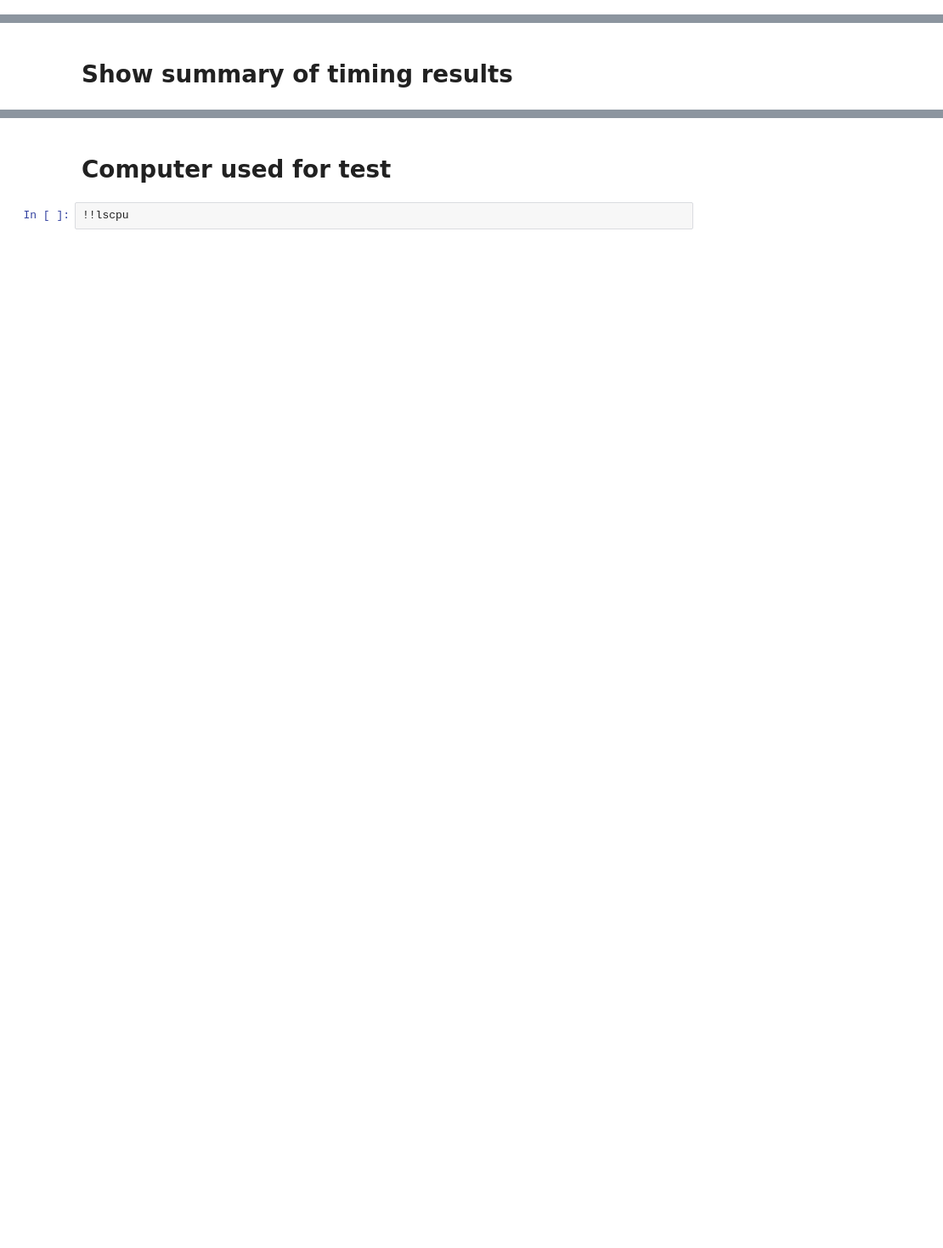
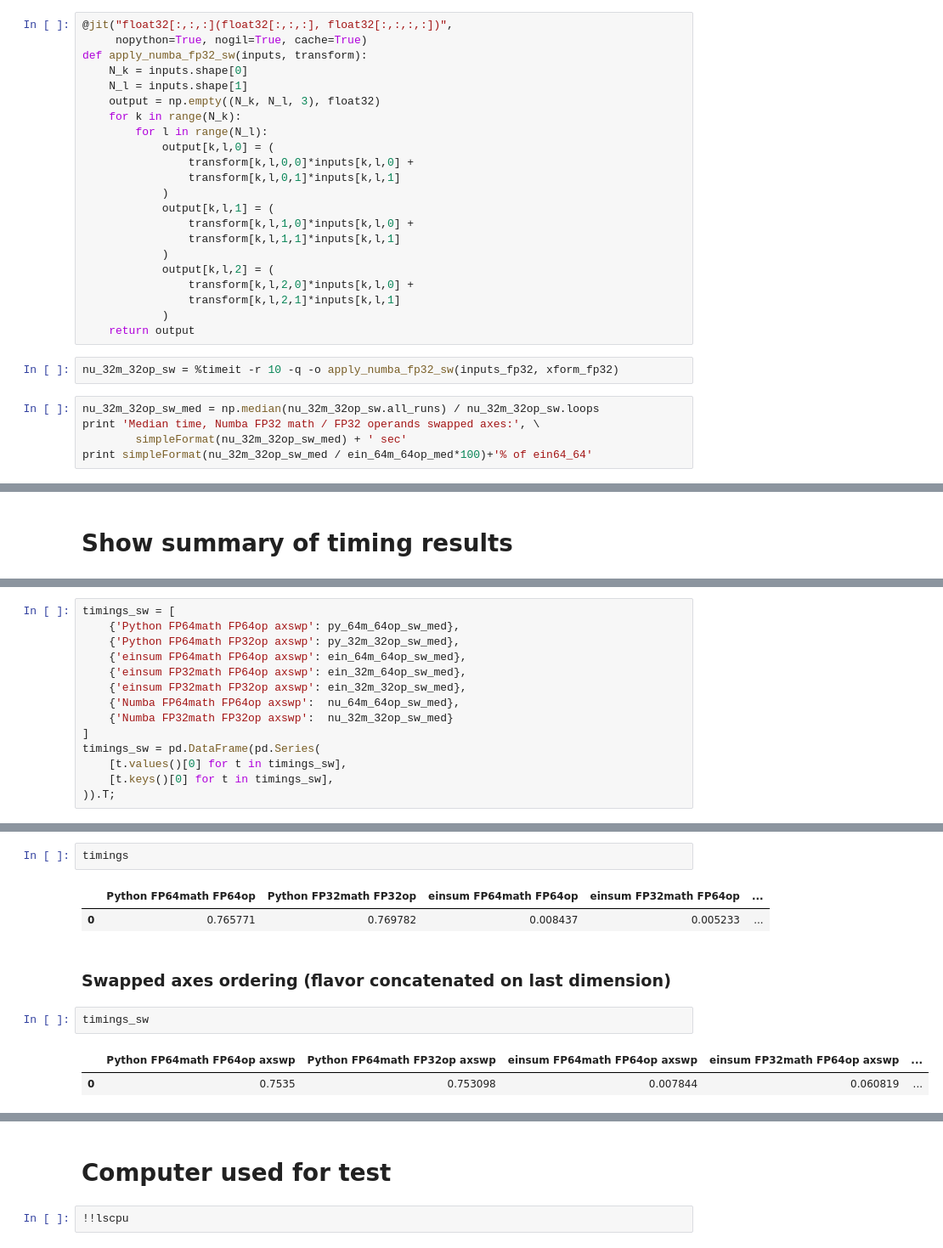
Before and after one commit to jllanfranchi/playground, a Jupyter notebook: test_tensor_operations/test_tensor_operations.ipynb, the cells around one changed output, grey strips where cells are left out. Shown at 85% size. Drawn from its saved outputs; the diff is of its cells as text; blank space fills up the shorter version.

```diff
--- a/test_tensor_operations/test_tensor_operations.ipynb
+++ b/test_tensor_operations/test_tensor_operations.ipynb
@@ -218,0 +488,29 @@ Median time, Numba FP32 math / FP32 operands: 2.161e-3 sec
+# %%
+@jit("float32[:,:,:](float32[:,:,:], float32[:,:,:,:])",
+     nopython=True, nogil=True, cache=True)
+def apply_numba_fp32_sw(inputs, transform):
+    N_k = inputs.shape[0]
+    N_l = inputs.shape[1]
+    output = np.empty((N_k, N_l, 3), float32)
+    for k in range(N_k):
+        for l in range(N_l):
+            output[k,l,0] = (
+                transform[k,l,0,0]*inputs[k,l,0] +
+                transform[k,l,0,1]*inputs[k,l,1]
+            )
+            output[k,l,1] = (
+                transform[k,l,1,0]*inputs[k,l,0] +
+                transform[k,l,1,1]*inputs[k,l,1]
+            )
+            output[k,l,2] = (
+                transform[k,l,2,0]*inputs[k,l,0] +
+                transform[k,l,2,1]*inputs[k,l,1]
+            )
+    return output
+# %%
+nu_32m_32op_sw = %timeit -r 10 -q -o apply_numba_fp32_sw(inputs_fp32, xform_fp32)
+# %%
+nu_32m_32op_sw_med = np.median(nu_32m_32op_sw.all_runs) / nu_32m_32op_sw.loops
+print 'Median time, Numba FP32 math / FP32 operands swapped axes:', \
+        simpleFormat(nu_32m_32op_sw_med) + ' sec'
+print simpleFormat(nu_32m_32op_sw_med / ein_64m_64op_med*100)+'% of ein64_64'
@@ -240,0 +540,14 @@ timings
+# %%
+timings_sw = [
+    {'Python FP64math FP64op axswp': py_64m_64op_sw_med},
+    {'Python FP64math FP32op axswp': py_32m_32op_sw_med},
+    {'einsum FP64math FP64op axswp': ein_64m_64op_sw_med},
+    {'einsum FP32math FP64op axswp': ein_32m_64op_sw_med},
+    {'einsum FP32math FP32op axswp': ein_32m_32op_sw_med},
+    {'Numba FP64math FP64op axswp':  nu_64m_64op_sw_med},
+    {'Numba FP32math FP32op axswp':  nu_32m_32op_sw_med}
+]
+timings_sw = pd.DataFrame(pd.Series(
+    [t.values()[0] for t in timings_sw],
+    [t.keys()[0] for t in timings_sw],
+)).T;
@@ -241 +558,13 @@ timings
+# %%
+timings
+# %% [output]
+|  | Python FP64math FP64op | Python FP32math FP32op | einsum FP64math FP64op | einsum FP32math FP64op | ... |
+| 0 | 0.765771 | 0.769782 | 0.008437 | 0.005233 | ... |
+# %% [markdown]
+### Swapped axes ordering (flavor concatenated on last dimension)
+# %%
+timings_sw
+# %% [output]
+|  | Python FP64math FP64op axswp | Python FP64math FP32op axswp | einsum FP64math FP64op axswp | einsum FP32math FP64op axswp | ... |
+| 0 | 0.7535 | 0.753098 | 0.007844 | 0.060819 | ... |
 # %% [markdown]
```
Also changed, not shown: parts of 57 cells of this notebook.
